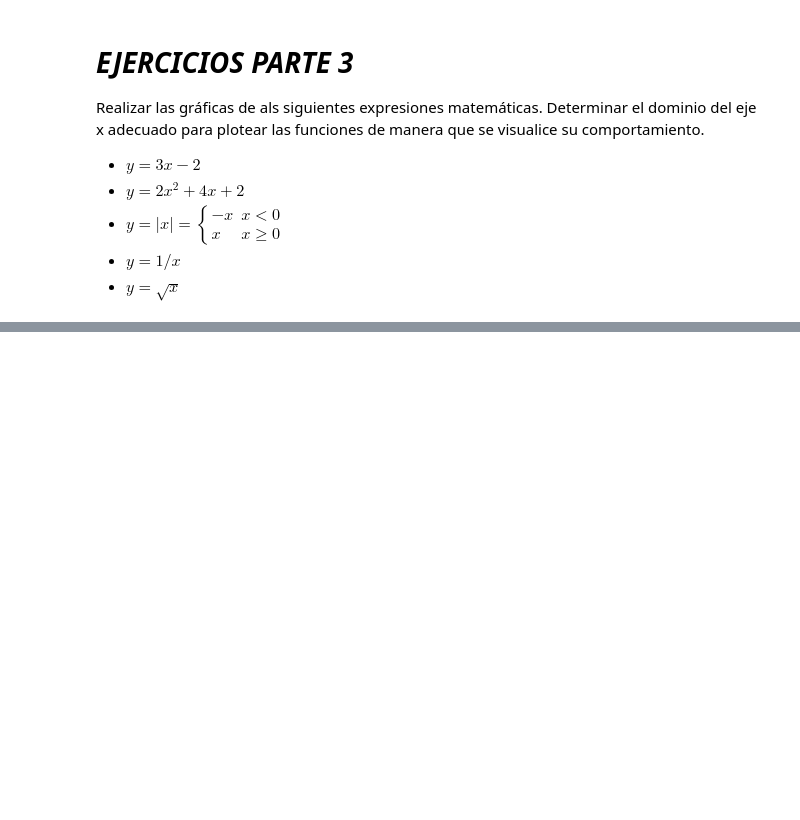
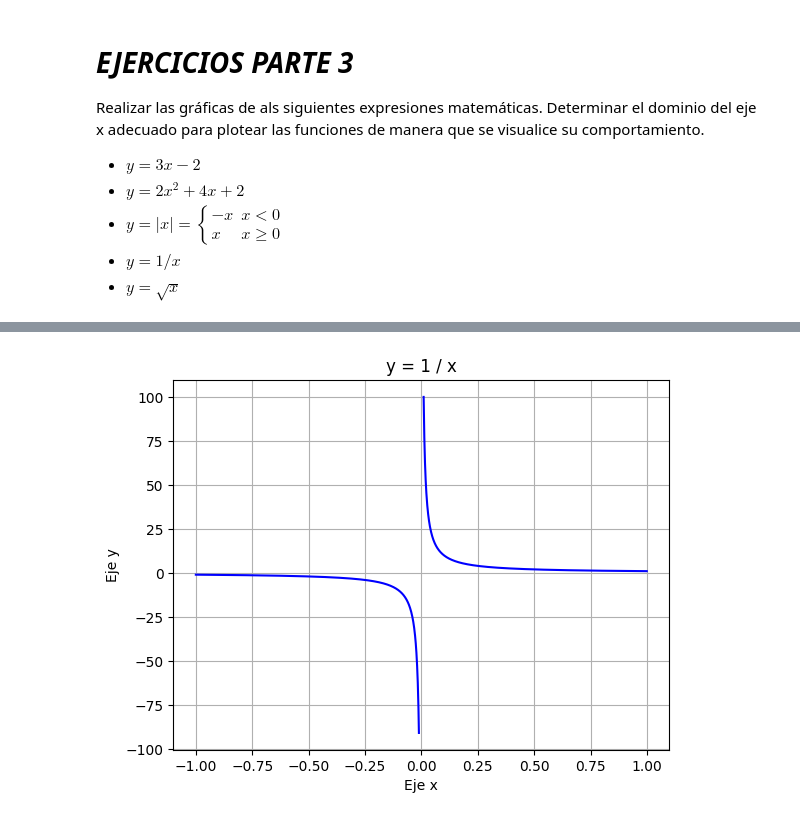
Before and after one commit to cristiandevar/PythonML, a Jupyter notebook: TPN2/Trabajo_Practico2.ipynb, the cells around one changed output, grey strips where cells are left out. Cells and saved outputs as stored; diff of their text form; code cells hidden in the pictures; blank space fills up the shorter version.

```diff
--- a/TPN2/Trabajo_Practico2.ipynb
+++ b/TPN2/Trabajo_Practico2.ipynb
@@ -492,0 +568,17 @@ Realizar las gráficas de als siguientes expresiones matemáticas. Determinar el
+# %%
+# Como tenemos una division, el dominio serian todos los reales excepto el cero, por lo que en el grafico tendriamos una asintota vertical en x=0
+# Probando eh notado que nos conviene hacer 2 graficas o 2 intervalos, estos intervalos no contendran a x = 0
+x_1 = np.arange(-1, -0.01, 0.001)
+x_2 = np.arange(0.01, 1, 0.001)
+y_1 = 1 / x_1
+y_2 = 1 / x_2
+
+plt.plot(x_1, y_1, 'b')
+plt.plot(x_2, y_2, 'b')
+plt.grid(True)
+plt.xlabel('Eje x')
+plt.ylabel('Eje y')
+plt.title('y = 1 / x')
+plt.show()
+# %% [output]
+[figure, added]
```
Also changed, not shown: parts of 13 cells of this notebook.
